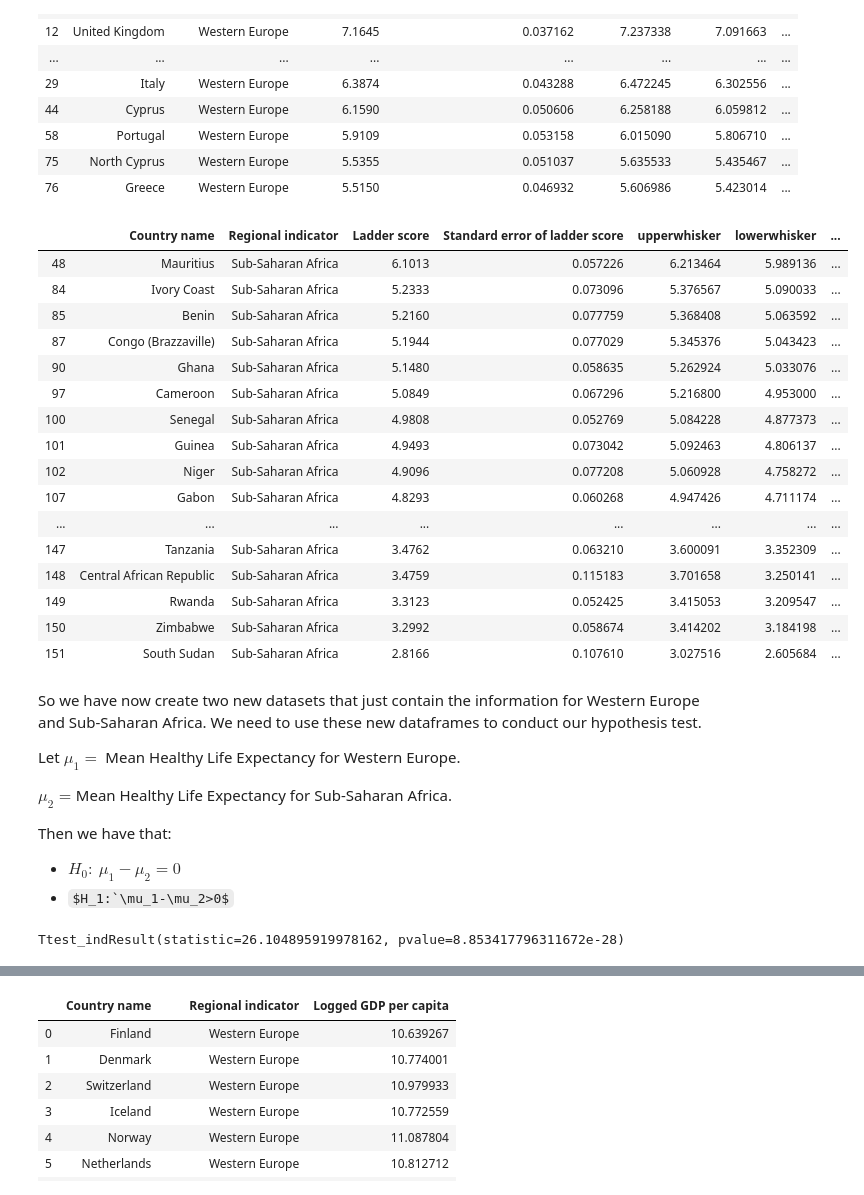
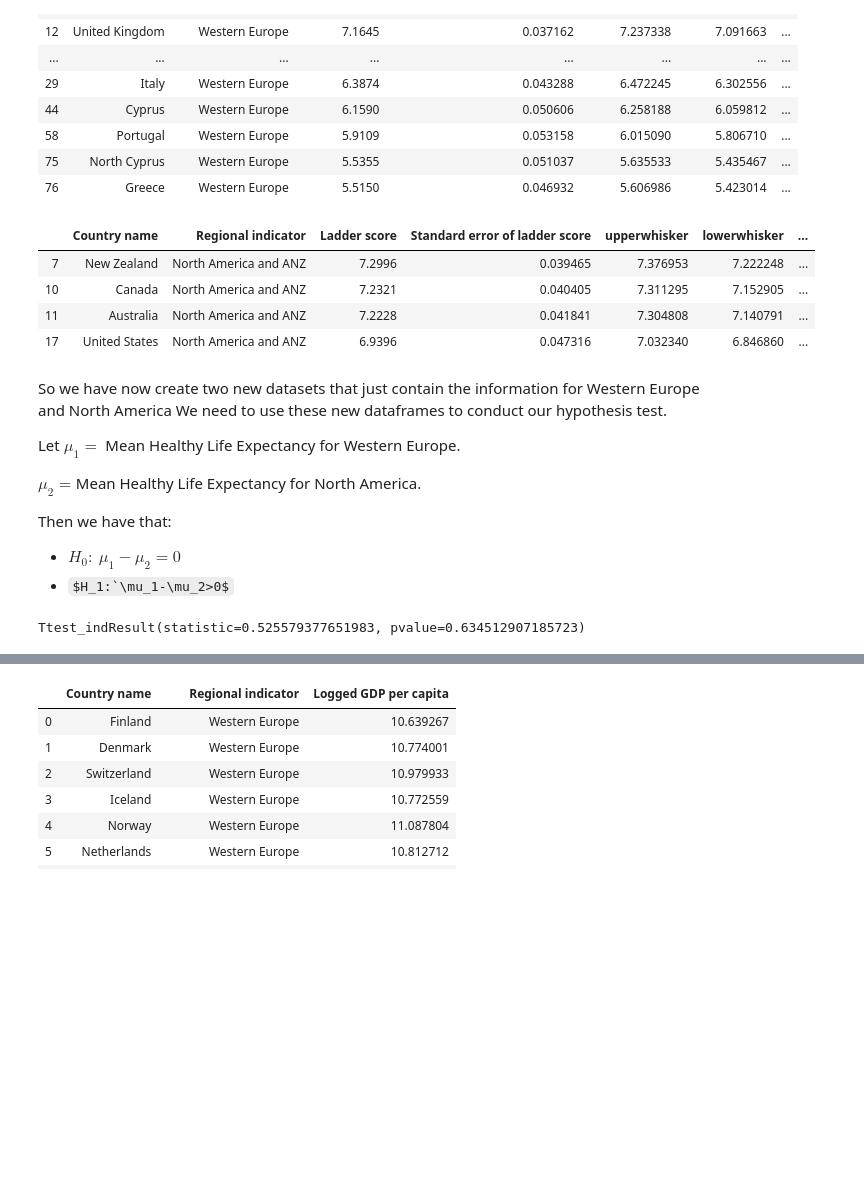
Before and after one commit to ax18031/ax18031_EMATM0048, a Jupyter notebook: Part3_folder/PART3.ipynb, the cells around one changed output, grey strips where cells are left out. Cells and saved outputs as stored; diff of their text form; code cells hidden in the pictures; some formulas as TeX source; blank space fills up the shorter version.

```diff
--- a/Part3_folder/PART3.ipynb
+++ b/Part3_folder/PART3.ipynb
@@ -230,33 +239,21 @@ df.loc[condition1,:]
 | 75 | North Cyprus | Western Europe | 5.5355 | 0.051037 | 5.635533 | 5.435467 | ... |
 | 76 | Greece | Western Europe | 5.5150 | 0.046932 | 5.606986 | 5.423014 | ... |
 # %%
-condition2 = df['Regional indicator']=='Sub-Saharan Africa'
-ssafrica_hle = df.loc[condition2,:]
+condition2 = df['Regional indicator']== 'North America and ANZ'
+northa_hle = df.loc[condition2,:]
 df.loc[condition2,:]
 # %% [output]
 |  | Country name | Regional indicator | Ladder score | Standard error of ladder score | upperwhisker | lowerwhisker | ... |
-| 48 | Mauritius | Sub-Saharan Africa | 6.1013 | 0.057226 | 6.213464 | 5.989136 | ... |
-| 84 | Ivory Coast | Sub-Saharan Africa | 5.2333 | 0.073096 | 5.376567 | 5.090033 | ... |
-| 85 | Benin | Sub-Saharan Africa | 5.2160 | 0.077759 | 5.368408 | 5.063592 | ... |
-| 87 | Congo (Brazzaville) | Sub-Saharan Africa | 5.1944 | 0.077029 | 5.345376 | 5.043423 | ... |
-| 90 | Ghana | Sub-Saharan Africa | 5.1480 | 0.058635 | 5.262924 | 5.033076 | ... |
-| 97 | Cameroon | Sub-Saharan Africa | 5.0849 | 0.067296 | 5.216800 | 4.953000 | ... |
-| 100 | Senegal | Sub-Saharan Africa | 4.9808 | 0.052769 | 5.084228 | 4.877373 | ... |
-| 101 | Guinea | Sub-Saharan Africa | 4.9493 | 0.073042 | 5.092463 | 4.806137 | ... |
-| 102 | Niger | Sub-Saharan Africa | 4.9096 | 0.077208 | 5.060928 | 4.758272 | ... |
-| 107 | Gabon | Sub-Saharan Africa | 4.8293 | 0.060268 | 4.947426 | 4.711174 | ... |
-| ... | ... | ... | ... | ... | ... | ... | ... |
-| 147 | Tanzania | Sub-Saharan Africa | 3.4762 | 0.063210 | 3.600091 | 3.352309 | ... |
-| 148 | Central African Republic | Sub-Saharan Africa | 3.4759 | 0.115183 | 3.701658 | 3.250141 | ... |
-| 149 | Rwanda | Sub-Saharan Africa | 3.3123 | 0.052425 | 3.415053 | 3.209547 | ... |
-| 150 | Zimbabwe | Sub-Saharan Africa | 3.2992 | 0.058674 | 3.414202 | 3.184198 | ... |
-| 151 | South Sudan | Sub-Saharan Africa | 2.8166 | 0.107610 | 3.027516 | 2.605684 | ... |
+| 7 | New Zealand | North America and ANZ | 7.2996 | 0.039465 | 7.376953 | 7.222248 | ... |
+| 10 | Canada | North America and ANZ | 7.2321 | 0.040405 | 7.311295 | 7.152905 | ... |
+| 11 | Australia | North America and ANZ | 7.2228 | 0.041841 | 7.304808 | 7.140791 | ... |
+| 17 | United States | North America and ANZ | 6.9396 | 0.047316 | 7.032340 | 6.846860 | ... |
 # %% [markdown]
-So we have now create two new datasets that just contain the information for Western Europe and Sub-Saharan Africa. We need to use these new dataframes to conduct our hypothesis test.
+So we have now create two new datasets that just contain the information for Western Europe and North America We need to use these new dataframes to conduct our hypothesis test.
 
 Let $\mu_1=$ Mean Healthy Life Expectancy for Western Europe.
 
-$\mu_2=$Mean Healthy Life Expectancy for Sub-Saharan Africa.
+$\mu_2=$Mean Healthy Life Expectancy for North America.
 
 Then we have that:
 
@@ -265,8 +262,8 @@ Then we have that:
 # %%
 import scipy as stats
 we = western_hle['Healthy life expectancy']
-ssa = ssafrica_hle['Healthy life expectancy']
-stats.stats.ttest_ind(we,ssa,equal_var=False)
+na = northa_hle['Healthy life expectancy']
+stats.stats.ttest_ind(we,na,equal_var=False)
 # %% [output]
-Ttest_indResult(statistic=26.104895919978162, pvalue=8.853417796311672e-28)
+Ttest_indResult(statistic=0.525579377651983, pvalue=0.634512907185723)
 # %% [markdown]
```
Also changed, not shown: parts of 14 cells of this notebook.
